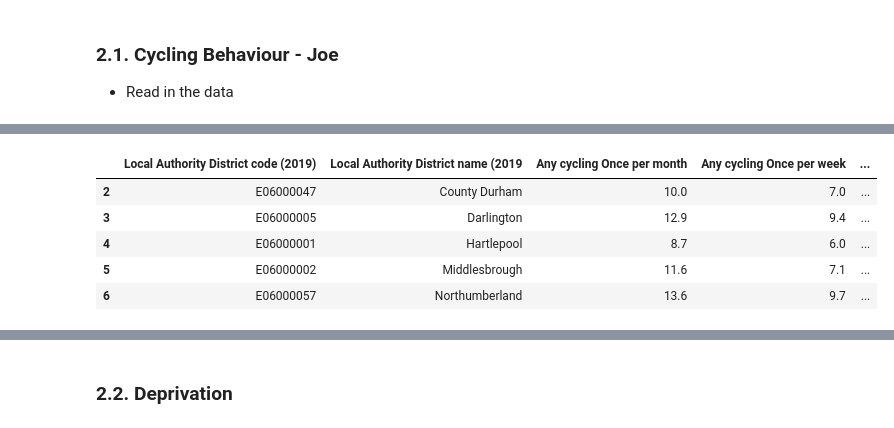
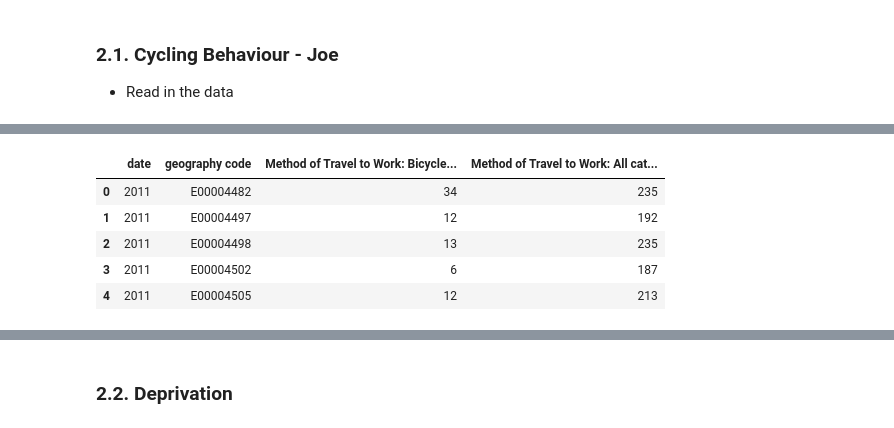
Before and after one commit to ZacharyP-E/qm_group25, a Jupyter notebook: qm_group_code.ipynb, the cells around one changed output, grey strips where cells are left out. Drawn from its saved outputs; the diff is of its cells as text; code cells hidden in the pictures.

Commit message:
Changed Section 1&2 back to census cycling data

```diff
--- a/qm_group_code.ipynb
+++ b/qm_group_code.ipynb
@@ -84,7 +84,7 @@ This data is being considered due to the assumption that emission levels infulen
 ### 2.1. Cycling Behaviour - Joe
 * Read in the data
 # %%
-cycling_2019 = pd.read_csv('data/2019_cycling.csv')
-print(cycling_2019.columns)
-print(cycling_2019.shape)
+cycletowork = pd.read_csv('data/oa/cycleing_to_work_oa.csv')
+print(cycletowork.columns)
+print(cycletowork.shape)
 # %% [output]
@@ -105,4 +109,7 @@ Index(['Local Authority District code (2019)',
 # %%
-cycling_2019.dropna(subset=['Local Authority District name (2019'], inplace=True)
-print(cycling_2019.shape)
+cycletowork = cycletowork[['date',
+                           'geography code',
+                           'Method of Travel to Work: Bicycle; measures: Value',
+                           'Method of Travel to Work: All categories: Method of travel to work; measures: Value']]
+cycletowork.columns
 # %% [output]
@@ -131,9 +128,9 @@ dtype: object
 # %%
-cycling_2019.head(5)
+cycletowork.head(5)
 # %% [output]
-|  | Local Authority District code (2019) | Local Authority District name (2019 | Any cycling Once per month | Any cycling Once per week | ... |
-| 2 | E06000047 | County Durham | 10.0 | 7.0 | ... |
-| 3 | E06000005 | Darlington | 12.9 | 9.4 | ... |
-| 4 | E06000001 | Hartlepool | 8.7 | 6.0 | ... |
-| 5 | E06000002 | Middlesbrough | 11.6 | 7.1 | ... |
-| 6 | E06000057 | Northumberland | 13.6 | 9.7 | ... |
+|  | date | geography code | Method of Travel to Work: Bicycle... | Method of Travel to Work: All cat... |
+| 0 | 2011 | E00004482 | 34 | 235 |
+| 1 | 2011 | E00004497 | 12 | 192 |
+| 2 | 2011 | E00004498 | 13 | 235 |
+| 3 | 2011 | E00004502 | 6 | 187 |
+| 4 | 2011 | E00004505 | 12 | 213 |
```
Also changed, not shown: parts of 9 cells of this notebook.
